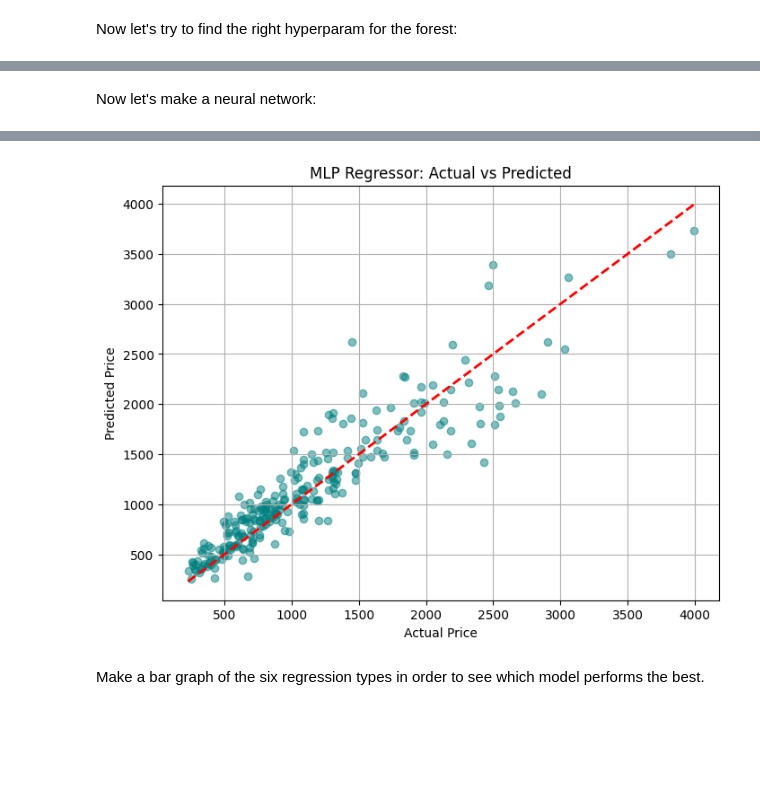
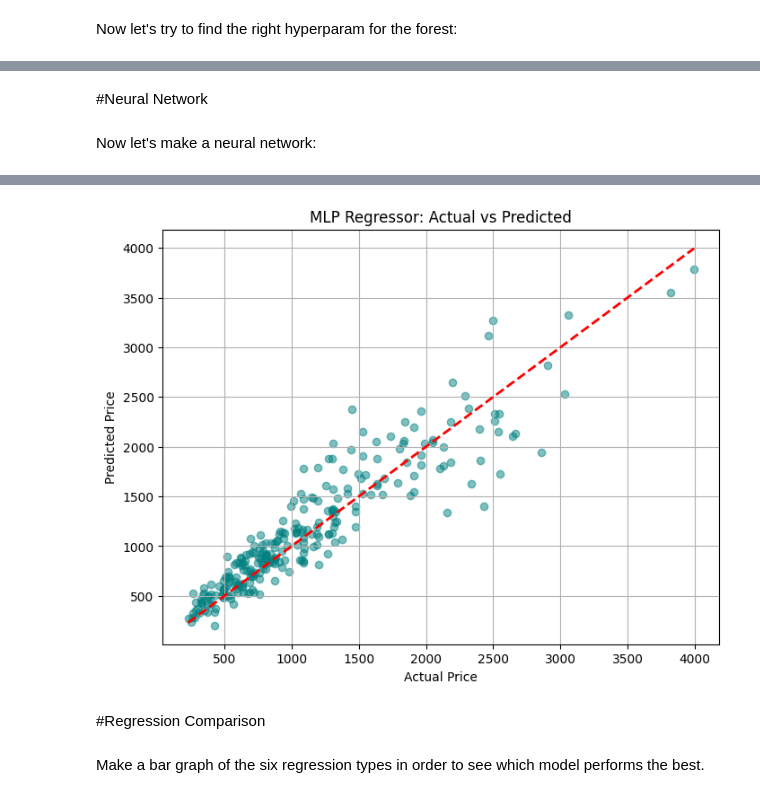
Before and after one commit to tpenanen/Laptop-Price-Project, a Jupyter notebook: Result_Analysis_(With_Pipeline,_Trying_to_remove_label_encoding_and_see_what_happens).ipynb, the cells around one changed output, grey strips where cells are left out. Cells and saved outputs as stored; diff of their text form; code cells hidden in the pictures; blank space fills up the shorter version.

```diff
--- a/Result_Analysis_(With_Pipeline,_Trying_to_remove_label_encoding_and_see_what_happens).ipynb
+++ b/Result_Analysis_(With_Pipeline,_Trying_to_remove_label_encoding_and_see_what_happens).ipynb
@@ -559,3 +551,5 @@ e= 100 depth= 100 max features= 5 mean accuracy=80.46%
+# %% [markdown]
+#Neural Network
 # %% [markdown]
 Now let's make a neural network:
 # %%
@@ -569,7 +563,7 @@ xtrain, xtest, ytrain, ytest = train_test_split(x, y, test_size=0.2, random_stat
 
 # The structure was pretty hard to get
 mlp = MLPRegressor(
-    hidden_layer_sizes = (100, 50),     # Note for team: You guys can expirement with layer sizes, isn't a set amount
+    hidden_layer_sizes = (256, 128, 64),     # Note for team: You guys can expirement with layer sizes, isn't a set amount
     activation = 'relu',                # ReLU activation function
     solver = 'adam',                    # Optimizer
     learning_rate_init = 0.01,          # Initial learning rate
@@ -621,4 +615,6 @@ Root Mean Squared Error (RMSE): 267.44
-[figure, old version]
+[figure, new version]
+# %% [markdown]
+#Regression Comparison
 # %% [markdown]
 Make a bar graph of the six regression types in order to see which model performs the best.
 # %%
```
Also changed, not shown: parts of 17 cells of this notebook.
